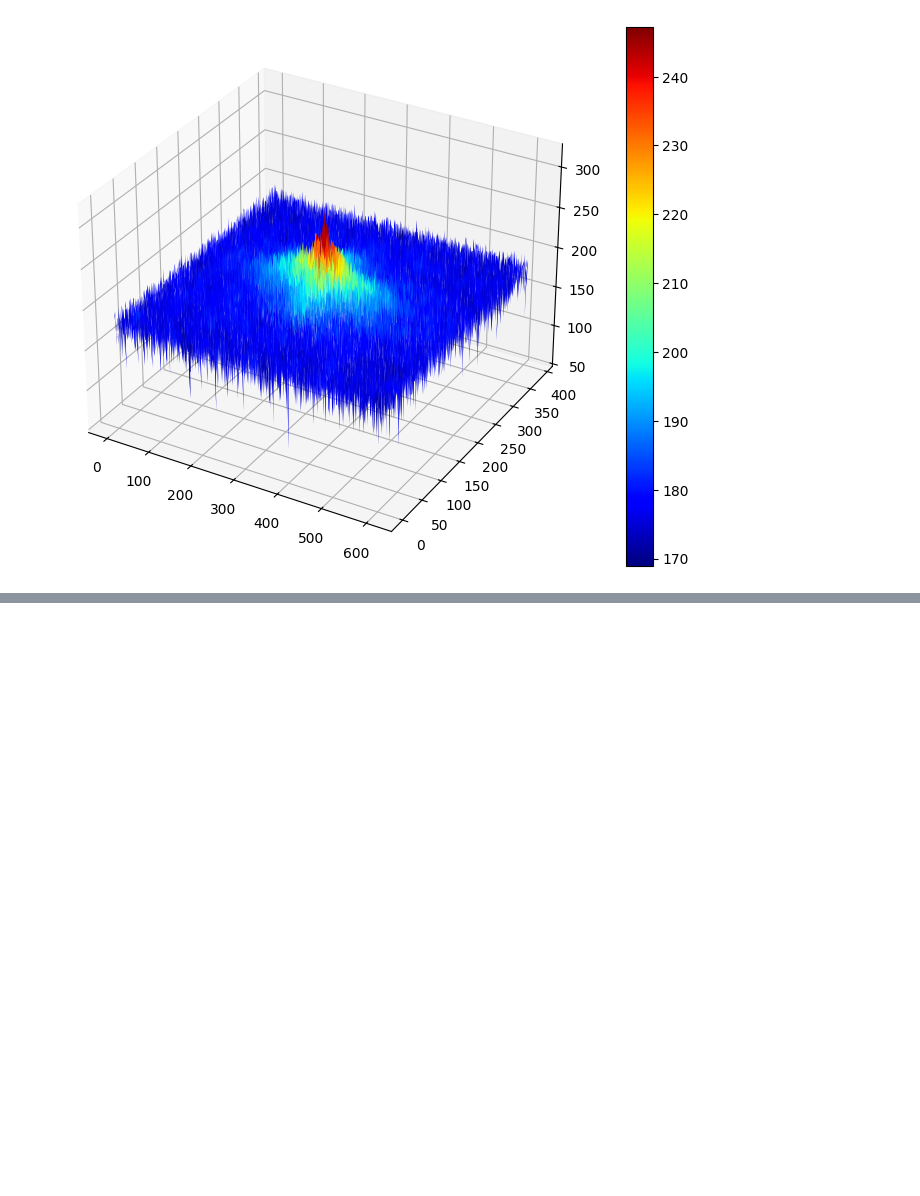
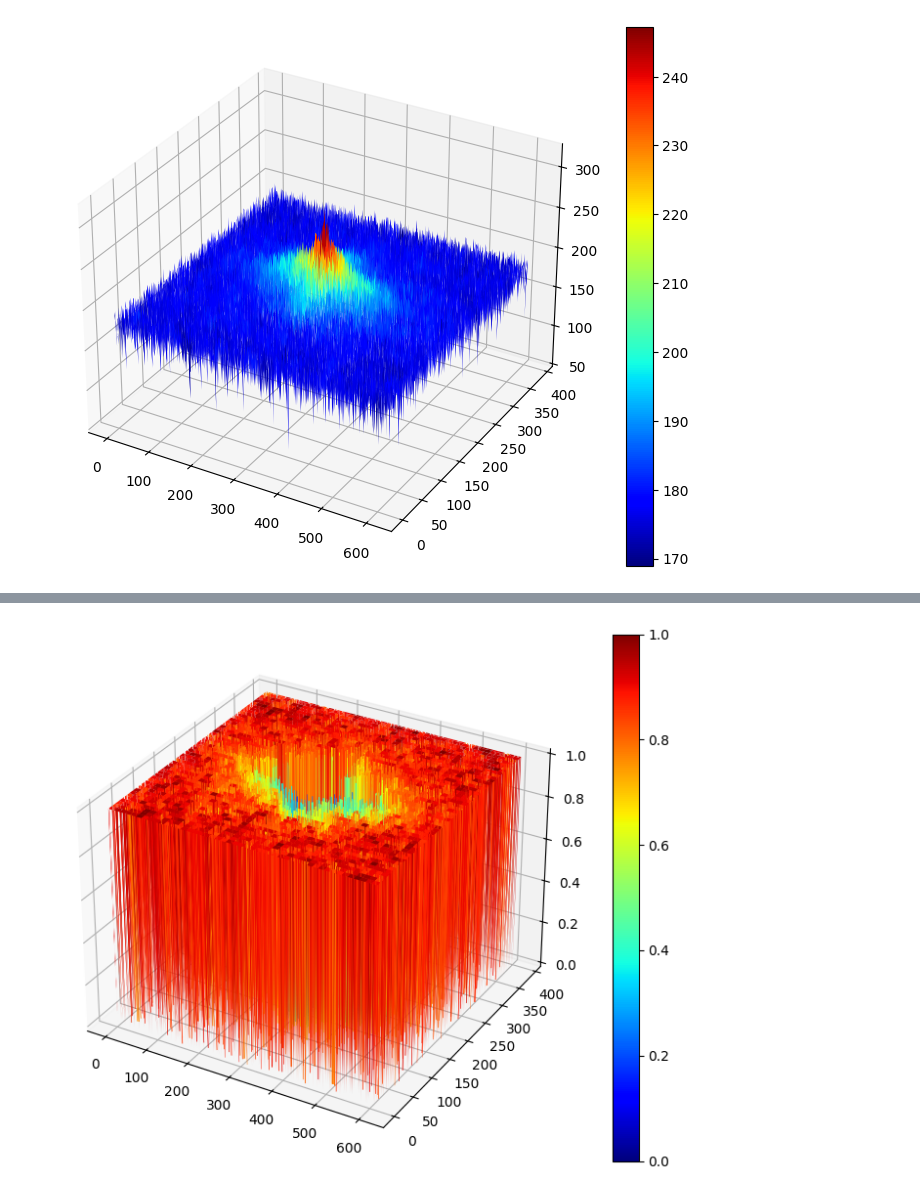
Before and after one commit to gonzagrau/PAIByB, a Jupyter notebook: GUIA1/QTlukiNB.ipynb, the cells around one changed output, grey strips where cells are left out. Cells and saved outputs as stored; diff of their text form; code cells hidden in the pictures; blank space fills up the shorter version.

Commit message:
Added FFT mask.

```diff
--- a/GUIA1/QTlukiNB.ipynb
+++ b/GUIA1/QTlukiNB.ipynb
@@ -154,0 +170,10 @@ plt.show()
+# %%
+mask = Z_new
+mask[mask != 0] = 1
+# %%
+ax = plt.figure(figsize=(10,7)).add_subplot(projection='3d')
+surf = ax.plot_surface(X, Y, mask, cmap="jet")
+fig.colorbar(surf)
+plt.show()
+# %% [output]
+[figure, added]
```
Also changed, not shown: parts of 3 cells of this notebook.
